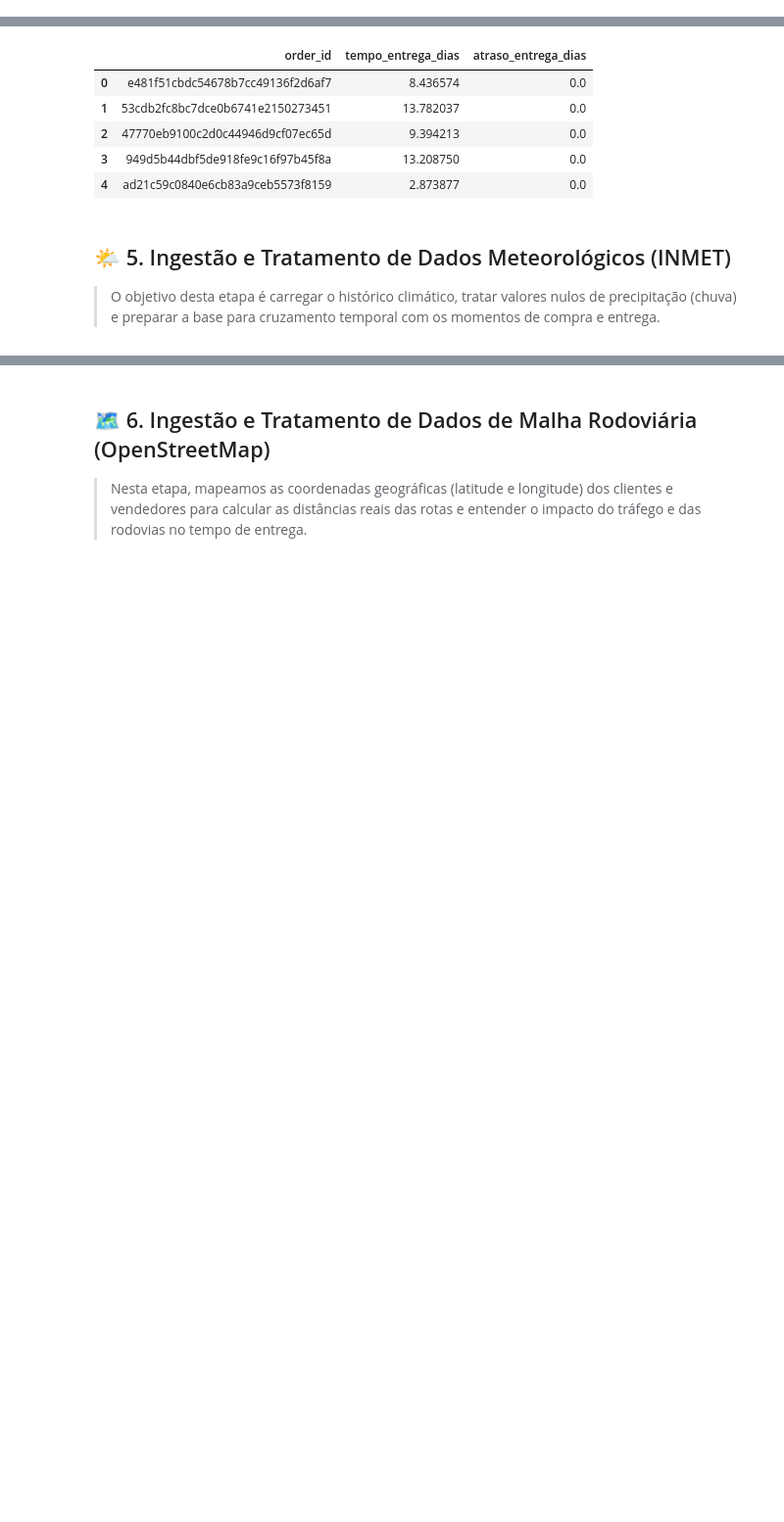
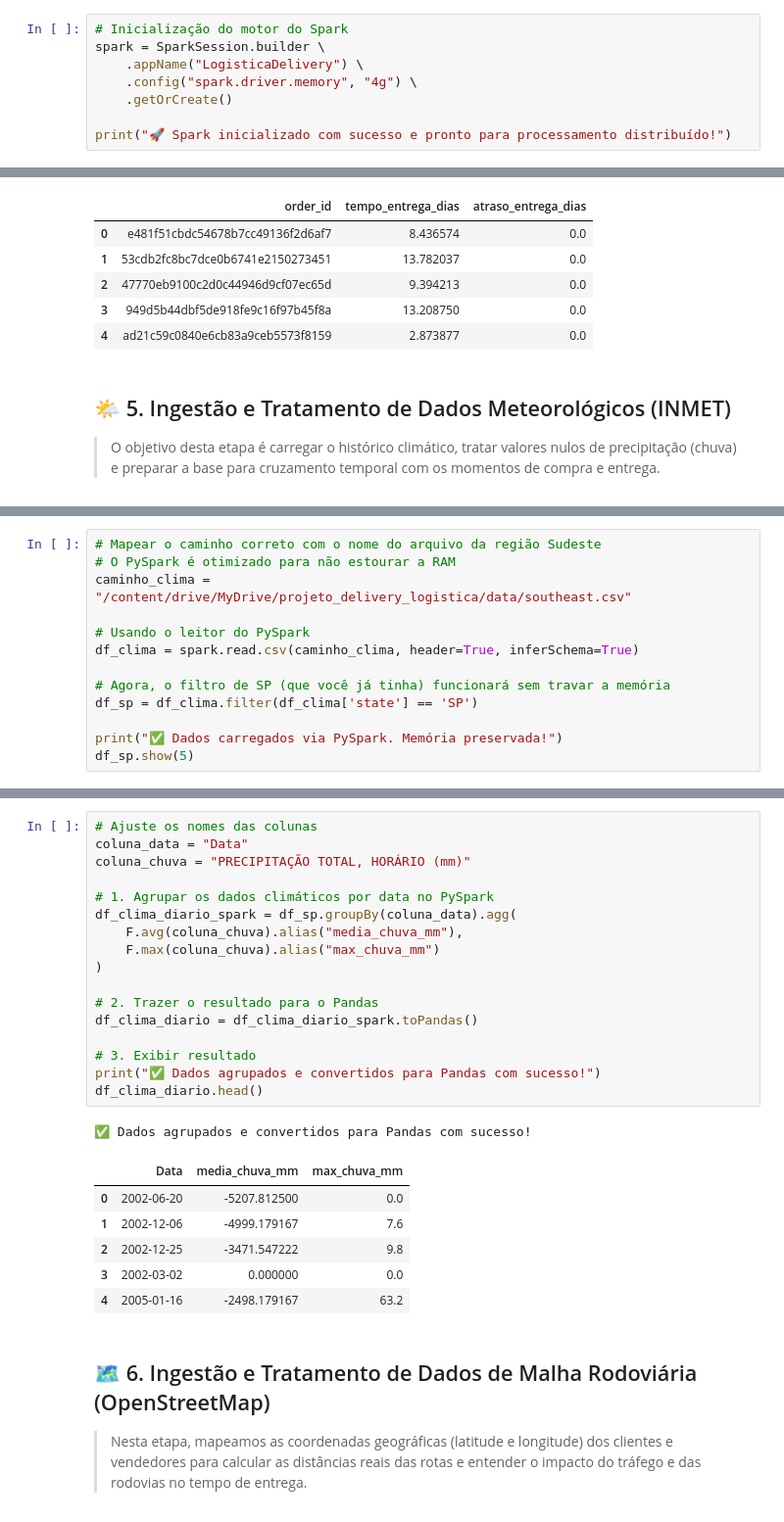
Before and after one commit to jacielefreitas63-tech/projeto-delivery-logistic, a Jupyter notebook: 1_limpeza_e_eda.ipynb, the cells around one changed output, grey strips where cells are left out. Shown at 98% size. Drawn from its saved outputs; the diff is of its cells as text; blank space fills up the shorter version.

```diff
--- a/1_limpeza_e_eda.ipynb
+++ b/1_limpeza_e_eda.ipynb
@@ -13,3 +42,11 @@ import numpy as np
 print("🚀 Bibliotecas carregadas com sucesso!")
 # %% [output]
 🚀 Bibliotecas carregadas com sucesso!
+# %%
+# Inicialização do motor do Spark
+spark = SparkSession.builder \
+    .appName("LogisticaDelivery") \
+    .config("spark.driver.memory", "4g") \
+    .getOrCreate()
+
+print("🚀 Spark inicializado com sucesso e pronto para processamento distribuído!")
@@ -181,0 +178,13 @@ Volume após filtrar por SP: 4288560 linhas.
+# %%
+# Mapear o caminho correto com o nome do arquivo da região Sudeste
+# O PySpark é otimizado para não estourar a RAM
+caminho_clima = "/content/drive/MyDrive/projeto_delivery_logistica/data/southeast.csv"
+
+# Usando o leitor do PySpark
+df_clima = spark.read.csv(caminho_clima, header=True, inferSchema=True)
+
+# Agora, o filtro de SP (que você já tinha) funcionará sem travar a memória
+df_sp = df_clima.filter(df_clima['state'] == 'SP')
+
+print("✅ Dados carregados via PySpark. Memória preservada!")
+df_sp.show(5)
@@ -182,3 +247,28 @@ Volume após filtrar por SP: 4288560 linhas.
+# %%
+# Ajuste os nomes das colunas
+coluna_data = "Data"
+coluna_chuva = "PRECIPITAÇÃO TOTAL, HORÁRIO (mm)"
+
+# 1. Agrupar os dados climáticos por data no PySpark
+df_clima_diario_spark = df_sp.groupBy(coluna_data).agg(
+    F.avg(coluna_chuva).alias("media_chuva_mm"),
+    F.max(coluna_chuva).alias("max_chuva_mm")
+)
+
+# 2. Trazer o resultado para o Pandas
+df_clima_diario = df_clima_diario_spark.toPandas()
+
+# 3. Exibir resultado
+print("✅ Dados agrupados e convertidos para Pandas com sucesso!")
+df_clima_diario.head()
+# %% [output]
+✅ Dados agrupados e convertidos para Pandas com sucesso!
+|  | Data | media_chuva_mm | max_chuva_mm |
+| 0 | 2002-06-20 | -5207.812500 | 0.0 |
+| 1 | 2002-12-06 | -4999.179167 | 7.6 |
+| 2 | 2002-12-25 | -3471.547222 | 9.8 |
+| 3 | 2002-03-02 | 0.000000 | 0.0 |
+| 4 | 2005-01-16 | -2498.179167 | 63.2 |
 # %% [markdown]
 ## 🗺️ 6. Ingestão e Tratamento de Dados de Malha Rodoviária (OpenStreetMap)
 > Nesta etapa, mapeamos as coordenadas geográficas (latitude e longitude) dos clientes e vendedores para calcular as distâncias reais das rotas e entender o impacto do tráfego e das rodovias no tempo de entrega.
```
Also changed, not shown: parts of 39 cells of this notebook.
